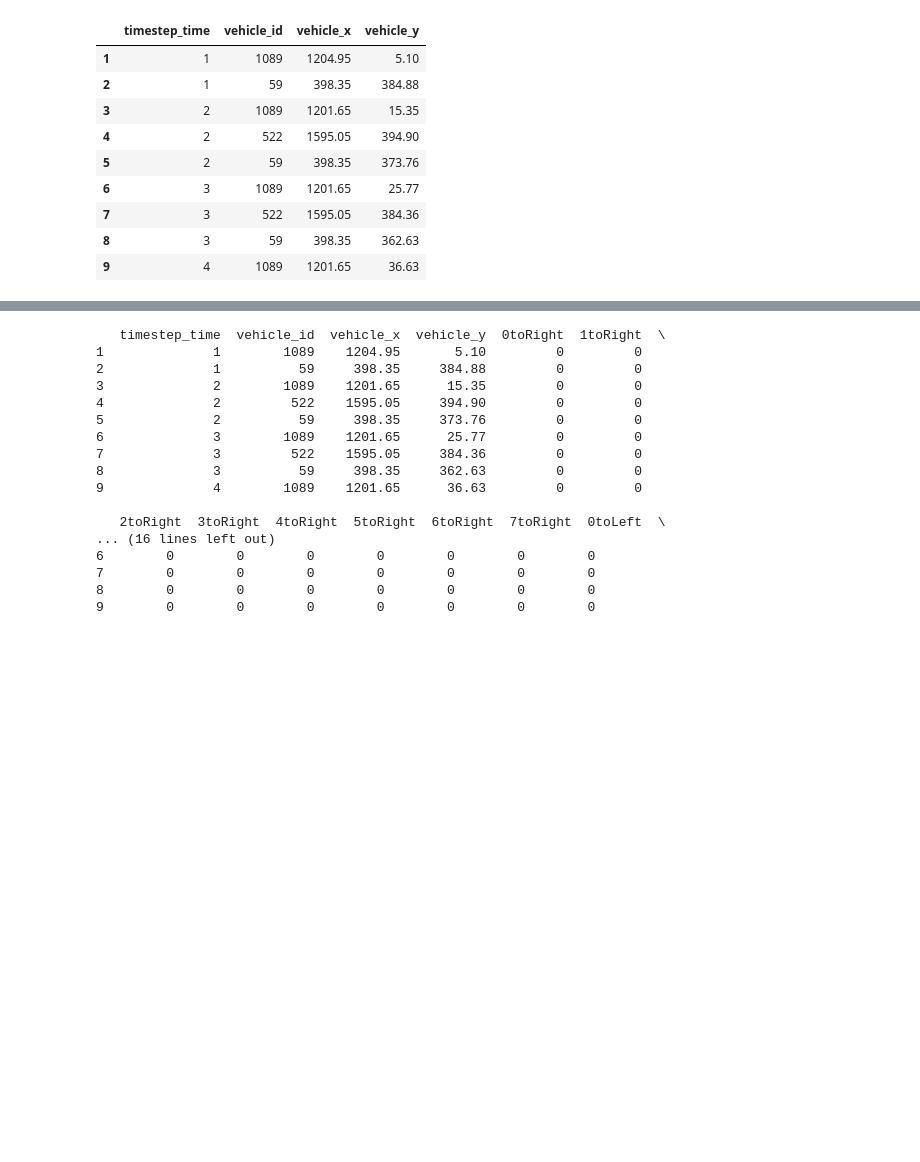
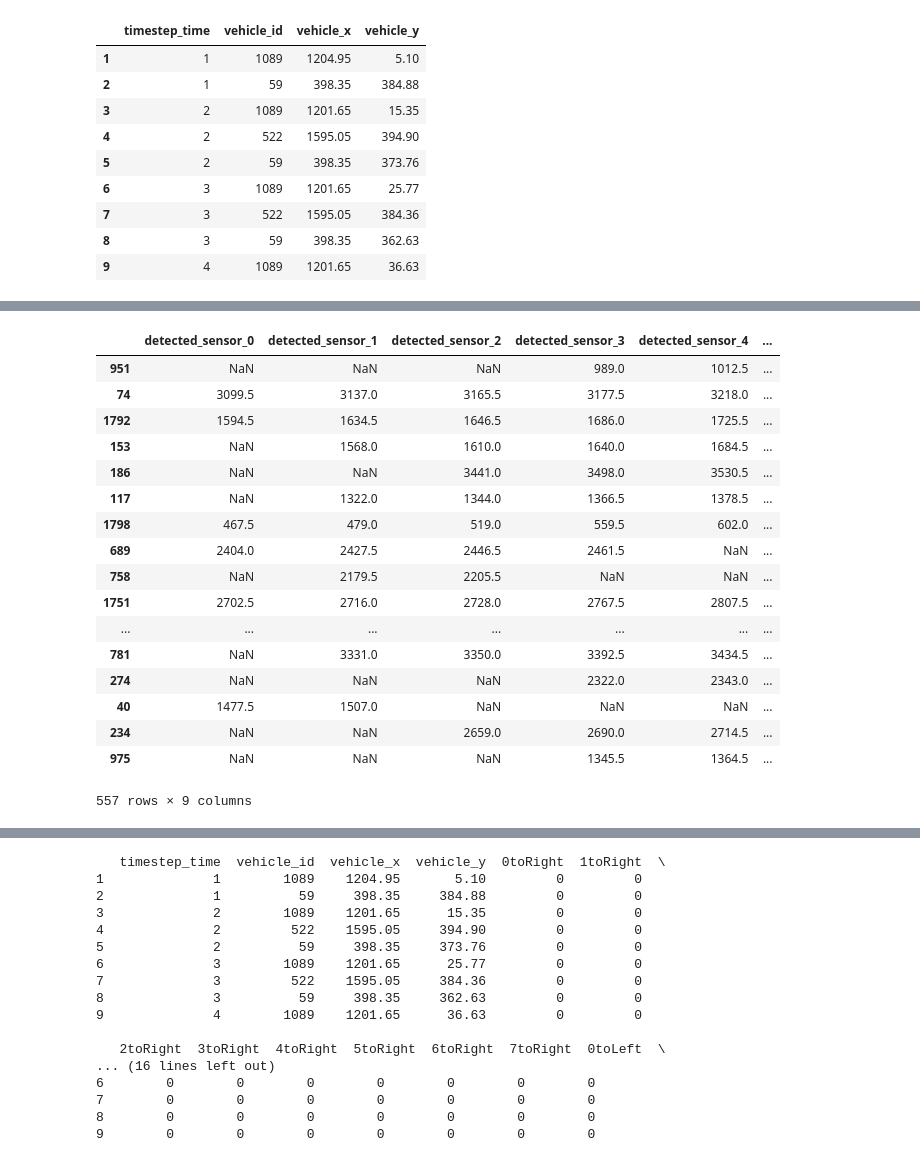
Before and after one commit to aurianeb/SMATS, a Jupyter notebook: Artery_With_OD/SensorModel.ipynb, the cells around one changed output, grey strips where cells are left out. Drawn from its saved outputs; the diff is of its cells as text; code cells hidden in the pictures; blank space fills up the shorter version.

```diff
--- a/Artery_With_OD/SensorModel.ipynb
+++ b/Artery_With_OD/SensorModel.ipynb
@@ -19,0 +111,6 @@ df1[1:10]
+# %%
+n_intersections = 5
+n_sensors = n_intersections
+sensors_x = [400 + 200 * k - 7 for k in range(n_sensors)]
+sensors_y = [150 for k in range(n_sensors)]
+sensors_rad = [100.0 for k in range(n_sensors)]
@@ -19,0 +121,28 @@ df1[1:10]
+# %%
+sensor_data = sumo_output[['timestep_time', 'vehicle_id', 'vehicle_x', 'vehicle_y']]
+sensor_data, detected_vehicles = vehicles_detected(sensor_data, 1)
+
+nb_sensors = len(sensors_x)
+for i in range(nb_sensors):
+    sensor_x, sensor_y, sensor_rad = sensors_x[i], sensors_y[i], sensors_rad[i]
+    sensor_data['detected_sensor_{}'.format(i)] = detected_by_sensor(sensor_data['vehicle_x'],
+                                                                     sensor_data['vehicle_y'],
+                                                                     sensor_x,
+                                                                     sensor_y,
+                                                                     sensor_rad)
+# sensor_data.drop(['vehicle_x', 'vehicle_y'], inplace=True, axis=1)
+
+detection_times = pd.DataFrame(index=detected_vehicles)
+for i in range(nb_sensors):
+    col_name = 'detected_sensor_{}'.format(i)
+    detection_times[col_name] = sensor_data[sensor_data[col_name] == True].groupby(['vehicle_id'])[
+        'timestep_time'].mean() #min
+
+detection_times['vehicle_id'] = detection_times.index
+
+detection_times['detected_by'] = detection_times.apply(
+    lambda row: [k for k in range(nb_sensors) if (row['detected_sensor_{}'.format(k)] > 0)], axis=1)
+detection_times['nb_detections'] = detection_times['detected_by'].apply(lambda x: len(x))
+detection_times = detection_times[detection_times['nb_detections'] > 1]
+detection_times['incoming'] = detection_times.apply(lambda x: x['detected_sensor_{}'.format(x['detected_by'][0])] < x[
+    'detected_sensor_{}'.format(x['detected_by'][-1])], axis=1)
@@ -19,0 +170,21 @@ df1[1:10]
+# %%
+detection_times[detection_times['incoming'] == True]
+# %% [output]
+|  | detected_sensor_0 | detected_sensor_1 | detected_sensor_2 | detected_sensor_3 | detected_sensor_4 | ... |
+| 951 | NaN | NaN | NaN | 989.0 | 1012.5 | ... |
+| 74 | 3099.5 | 3137.0 | 3165.5 | 3177.5 | 3218.0 | ... |
+| 1792 | 1594.5 | 1634.5 | 1646.5 | 1686.0 | 1725.5 | ... |
+| 153 | NaN | 1568.0 | 1610.0 | 1640.0 | 1684.5 | ... |
+| 186 | NaN | NaN | 3441.0 | 3498.0 | 3530.5 | ... |
+| 117 | NaN | 1322.0 | 1344.0 | 1366.5 | 1378.5 | ... |
+| 1798 | 467.5 | 479.0 | 519.0 | 559.5 | 602.0 | ... |
+| 689 | 2404.0 | 2427.5 | 2446.5 | 2461.5 | NaN | ... |
+| 758 | NaN | 2179.5 | 2205.5 | NaN | NaN | ... |
+| 1751 | 2702.5 | 2716.0 | 2728.0 | 2767.5 | 2807.5 | ... |
+| ... | ... | ... | ... | ... | ... | ... |
+| 781 | NaN | 3331.0 | 3350.0 | 3392.5 | 3434.5 | ... |
+| 274 | NaN | NaN | NaN | 2322.0 | 2343.0 | ... |
+| 40 | 1477.5 | 1507.0 | NaN | NaN | NaN | ... |
+| 234 | NaN | NaN | 2659.0 | 2690.0 | 2714.5 | ... |
+| 975 | NaN | NaN | NaN | 1345.5 | 1364.5 | ... |
+557 rows × 9 columns
```
Also changed, not shown: parts of 6 cells of this notebook, 7 other files.
